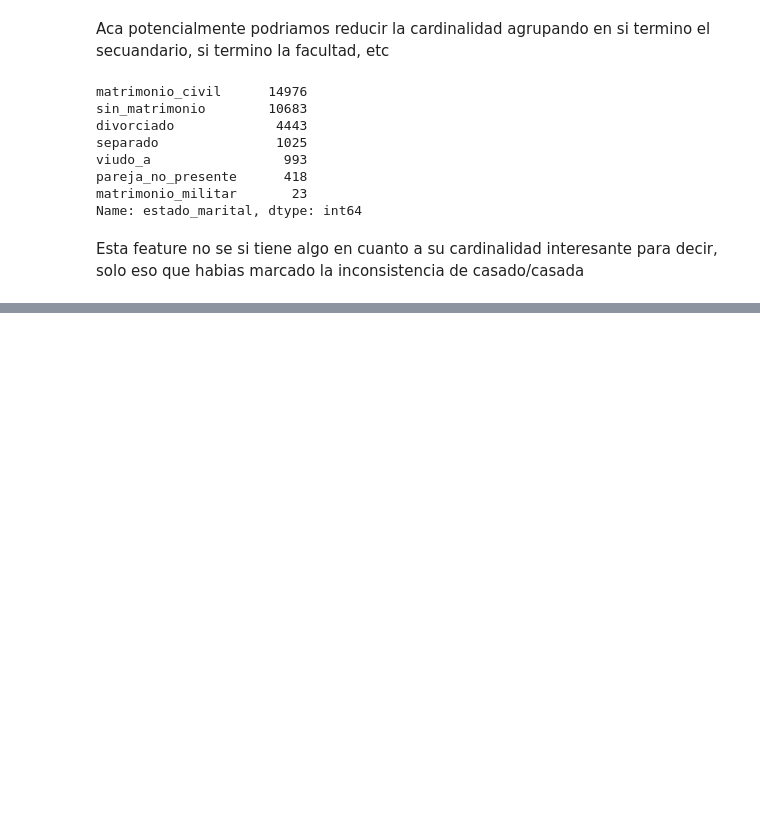
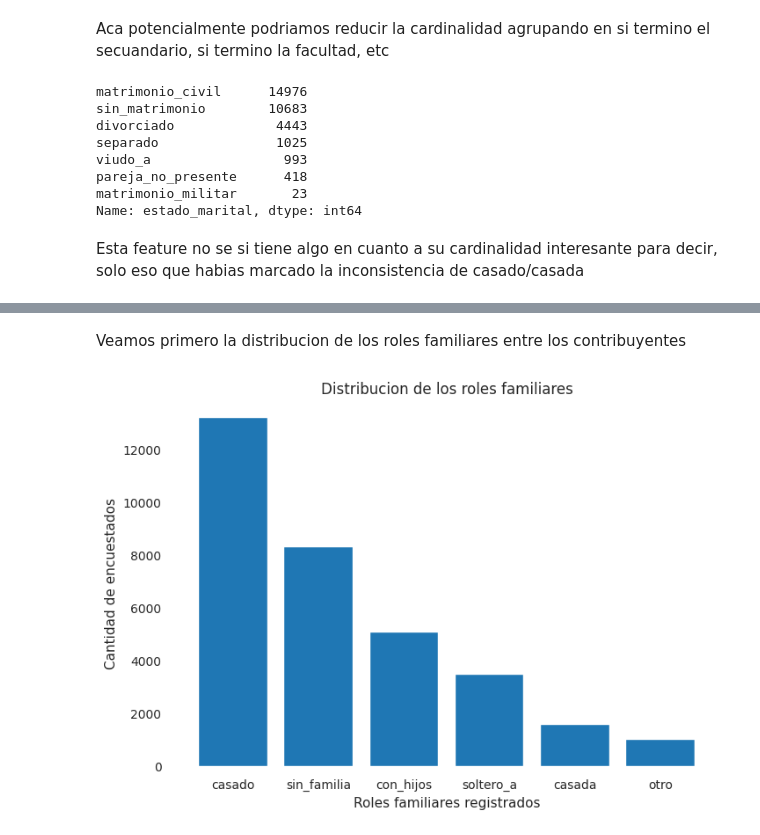
Before and after one commit to fjpacheco/machine-learning, a Jupyter notebook: preguntasAxel.ipynb, the cells around one changed output, grey strips where cells are left out. Cells and saved outputs as stored; diff of their text form; code cells hidden in the pictures; blank space fills up the shorter version.

```diff
--- a/preguntasAxel.ipynb
+++ b/preguntasAxel.ipynb
@@ -165,0 +187,16 @@ Esta feature no se si tiene algo en cuanto a su cardinalidad interesante para de
+# %% [markdown]
+Veamos primero la distribucion de los roles familiares entre los contribuyentes
+# %%
+plt.figure(dpi=(100))
+cantidad_de_encuestados_por_rol = (
+    df['rol_familiar_registrado']
+    .value_counts()
+    .sort_values(ascending=False)
+)
+plt.bar(cantidad_de_encuestados_por_rol.index, cantidad_de_encuestados_por_rol.values)
+plt.ylabel("Cantidad de encuestados")
+plt.xlabel("Roles familiares registrados")
+plt.title('Distribucion de los roles familiares')
+plt.show()
+# %% [output]
+[figure, added]
```
Also changed, not shown: parts of 19 cells of this notebook, 1 other file.
